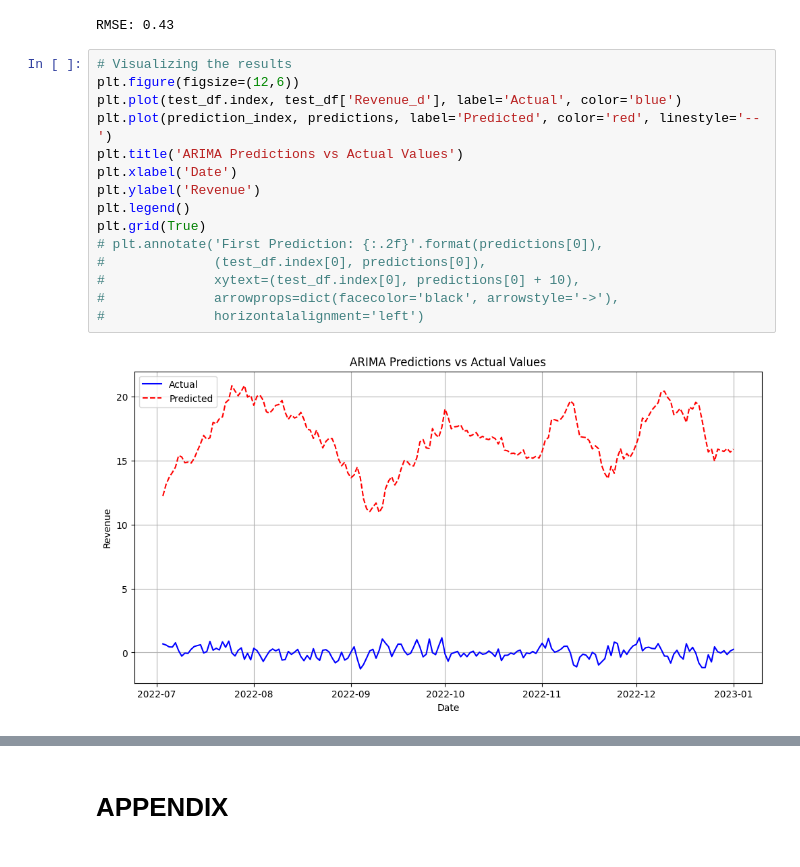
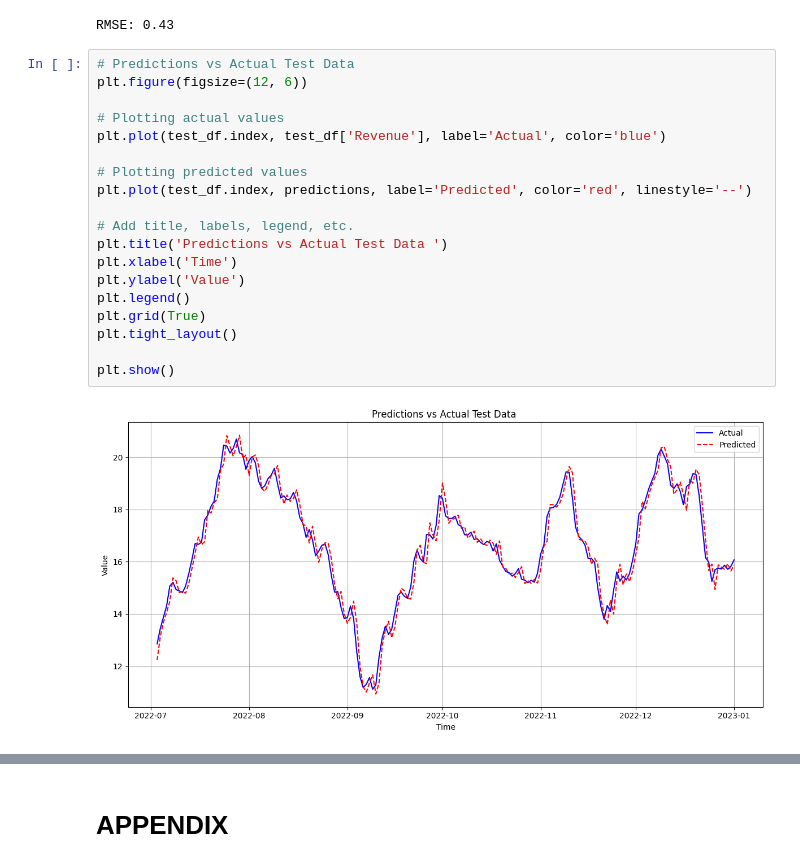
Before and after one commit to colemalphrus/D213, a Jupyter notebook: d213_1.ipynb, the cells around one changed output, grey strips where cells are left out. Cells and saved outputs as stored; diff of their text form.

```diff
--- a/d213_1.ipynb
+++ b/d213_1.ipynb
@@ -357,20 +357,24 @@ rmse = sqrt(mean_squared_error(test_df['Revenue'].tolist(), predictions))
 print(f'RMSE: {rmse:.2f}')
 # %% [output]
 RMSE: 0.43
-# %%
-# Visualizing the results
-plt.figure(figsize=(12,6))
-plt.plot(test_df.index, test_df['Revenue_d'], label='Actual', color='blue')
-plt.plot(prediction_index, predictions, label='Predicted', color='red', linestyle='--')
-plt.title('ARIMA Predictions vs Actual Values')
-plt.xlabel('Date')
-plt.ylabel('Revenue')
-plt.legend()
-plt.grid(True)
-# plt.annotate('First Prediction: {:.2f}'.format(predictions[0]),
-#              (test_df.index[0], predictions[0]),
-#              xytext=(test_df.index[0], predictions[0] + 10),
-#              arrowprops=dict(facecolor='black', arrowstyle='->'),
-#              horizontalalignment='left')
-# %% [output]
-[figure, removed]
+# %%
+# Predictions vs Actual Test Data
+plt.figure(figsize=(12, 6))
+
+# Plotting actual values
+plt.plot(test_df.index, test_df['Revenue'], label='Actual', color='blue')
+
+# Plotting predicted values
+plt.plot(test_df.index, predictions, label='Predicted', color='red', linestyle='--')
+
+# Add title, labels, legend, etc.
+plt.title('Predictions vs Actual Test Data ')
+plt.xlabel('Time')
+plt.ylabel('Value')
+plt.legend()
+plt.grid(True)
+plt.tight_layout()
+
+plt.show()
+# %% [output]
+[figure, added]
```
Also changed, not shown: parts of 7 cells of this notebook.
